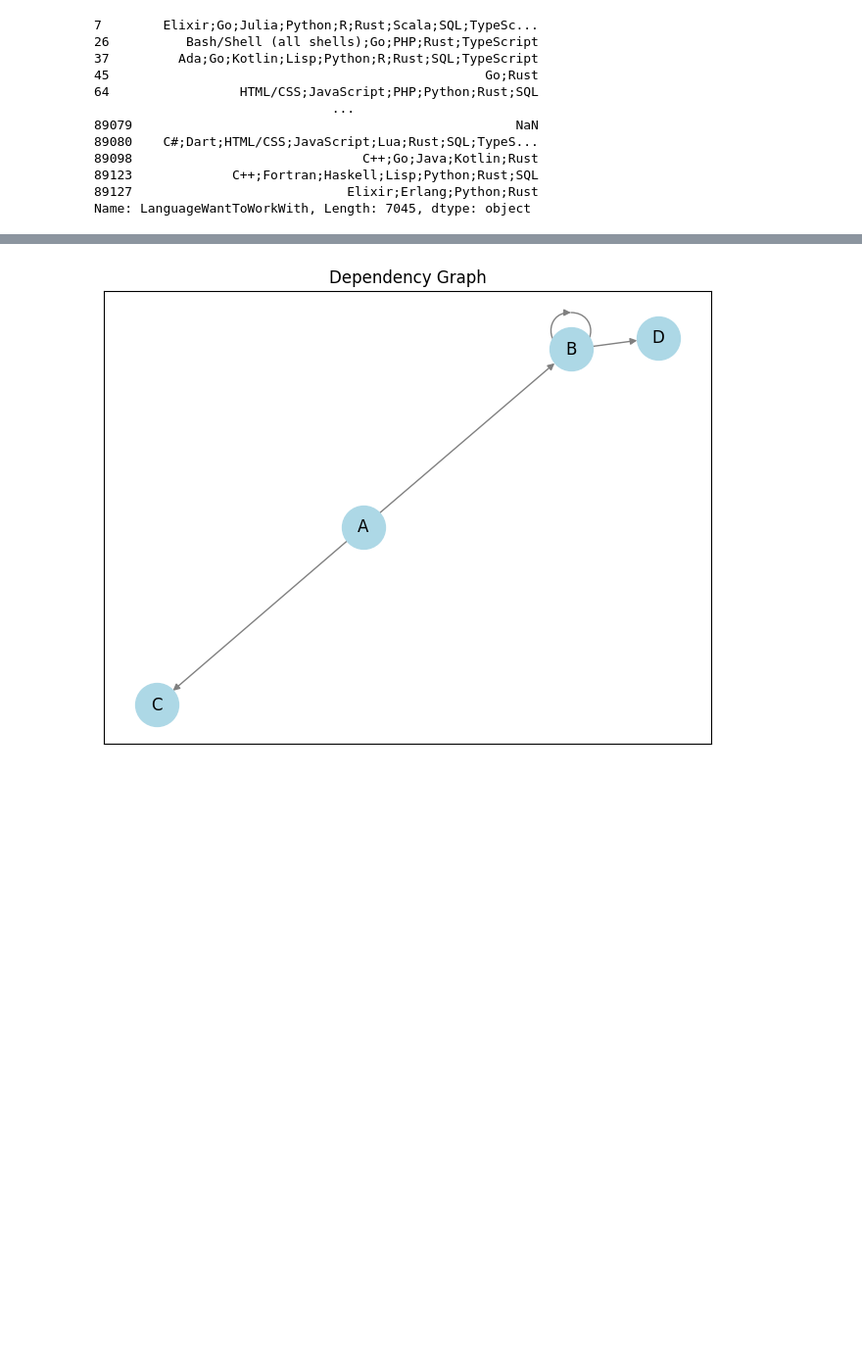
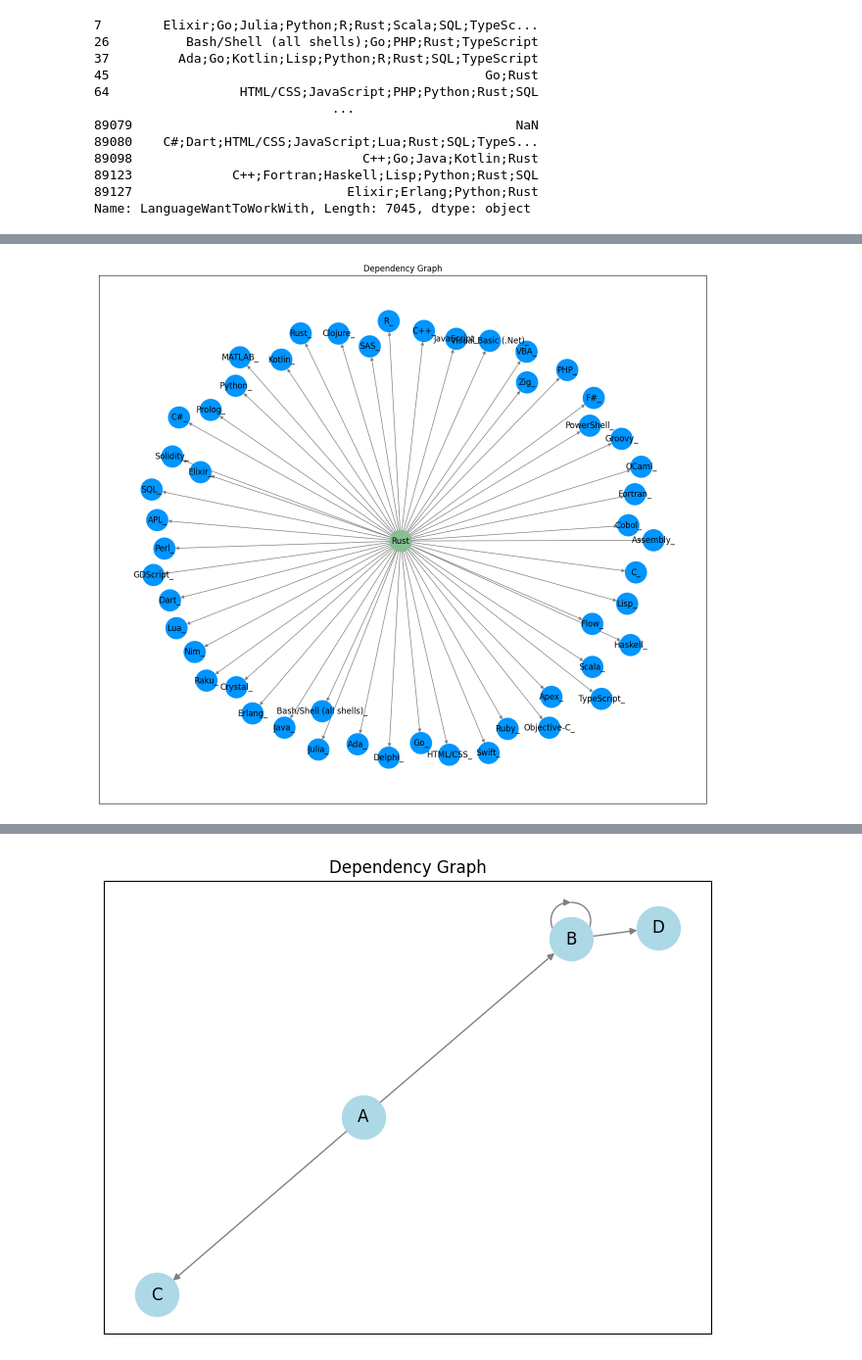
Before and after one commit to fab7/LAB-Data-Science-Blog-Post, a Jupyter notebook: notebook/who_are_the_rust_users.ipynb, the cells around one changed output, grey strips where cells are left out. Shown at 98% size. Drawn from its saved outputs; the diff is of its cells as text; code cells hidden in the pictures; blank space fills up the shorter version.

```diff
--- a/notebook/who_are_the_rust_users.ipynb
+++ b/notebook/who_are_the_rust_users.ipynb
@@ -639,0 +664,4 @@ rust_dependency_graph(df_rust_admirers, df_rust_users)
+# %%
+rust_dependency_graph(df_rust_admirers, df_rust_users, 'users')
+# %% [output]
+[figure, added]
```
Also changed, not shown: parts of 4 cells of this notebook.
